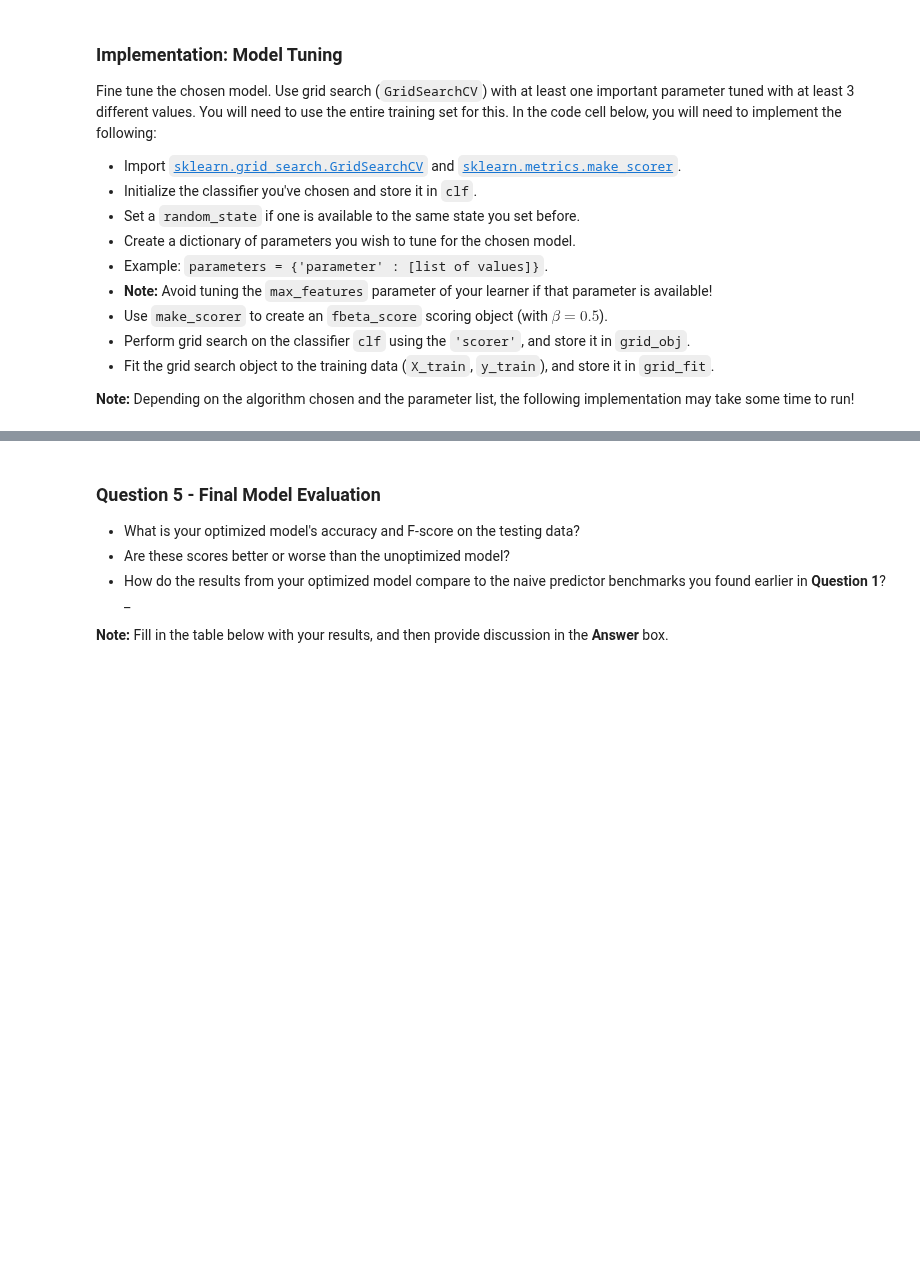
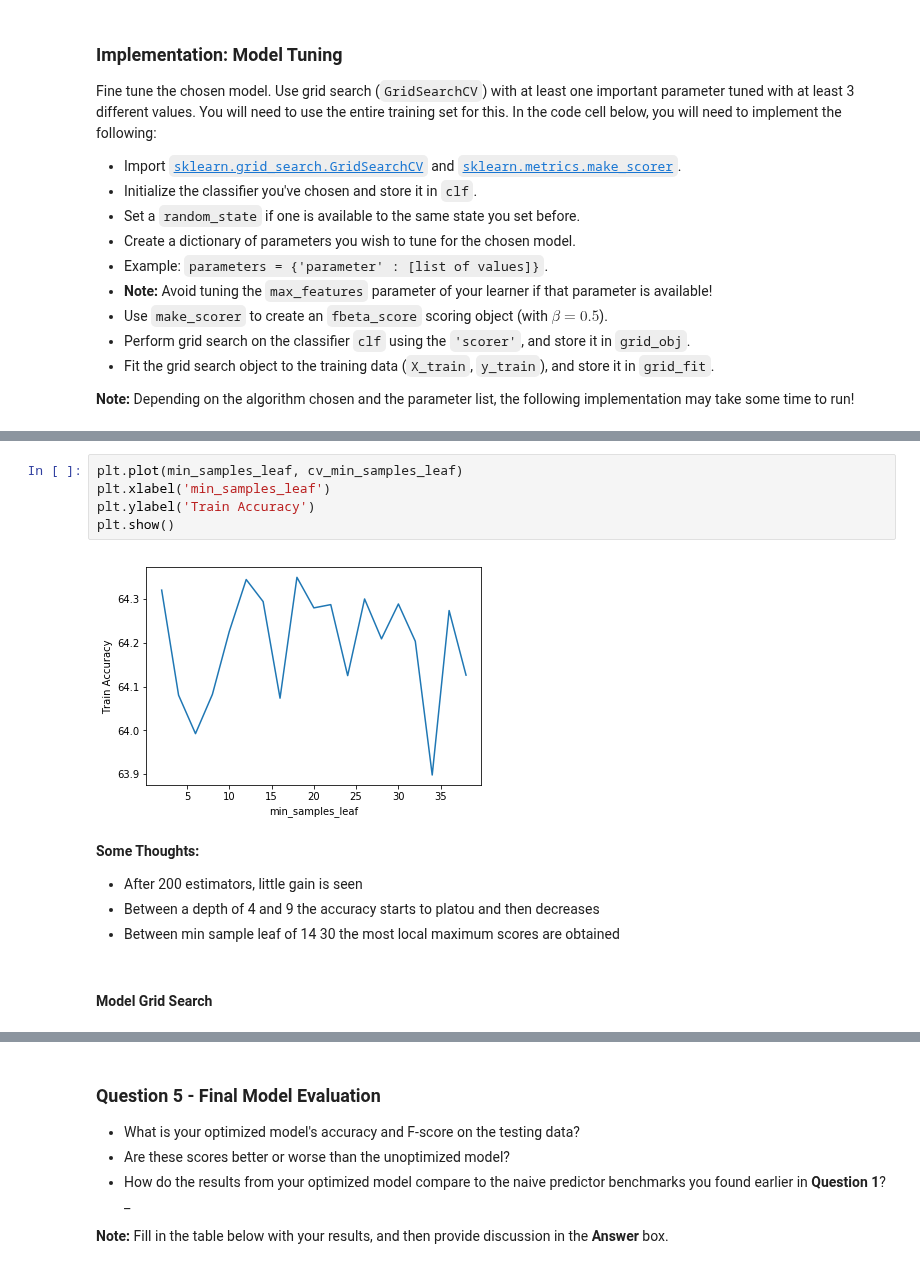
Before and after one commit to JeroenSchmidt/machine-learning, a Jupyter notebook: projects/finding_donors (Supervised Learning)/finding_donors.ipynb, the cells around one changed output, grey strips where cells are left out. Drawn from its saved outputs; the diff is of its cells as text; blank space fills up the shorter version.

```diff
--- a/projects/finding_donors (Supervised Learning)/finding_donors.ipynb
+++ b/projects/finding_donors (Supervised Learning)/finding_donors.ipynb
@@ -843,3 +961,17 @@ Fine tune the chosen model. Use grid search (`GridSearchCV`) with at least one i
+# %%
+plt.plot(min_samples_leaf, cv_min_samples_leaf)
+plt.xlabel('min_samples_leaf')
+plt.ylabel('Train Accuracy')
+plt.show()
+# %% [output]
+[figure, added]
+# %% [markdown]
+**Some Thoughts:**
+* After 200 estimators, little gain is seen
+* Between a depth of 4 and 9 the accuracy starts  to platou and then decreases
+* Between min sample leaf of 14 30 the most local maximum scores are obtained
+# %% [markdown]
+#### Model Grid Search
 # %%
 # TODO: Import 'GridSearchCV', 'make_scorer', and any other necessary libraries
 from sklearn.grid_search import GridSearchCV
```
Also changed, not shown: parts of 63 cells of this notebook, 2 other files.
